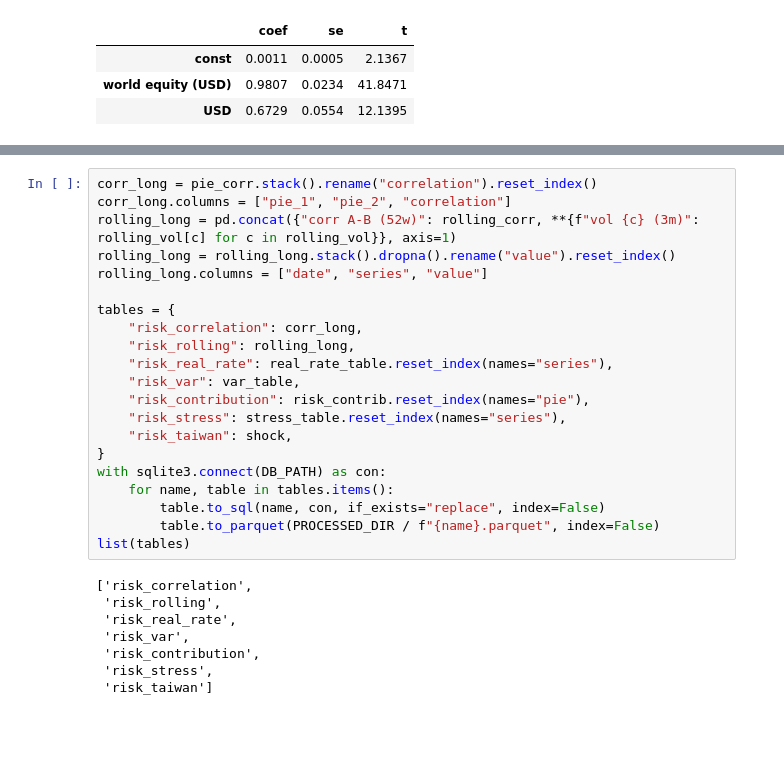
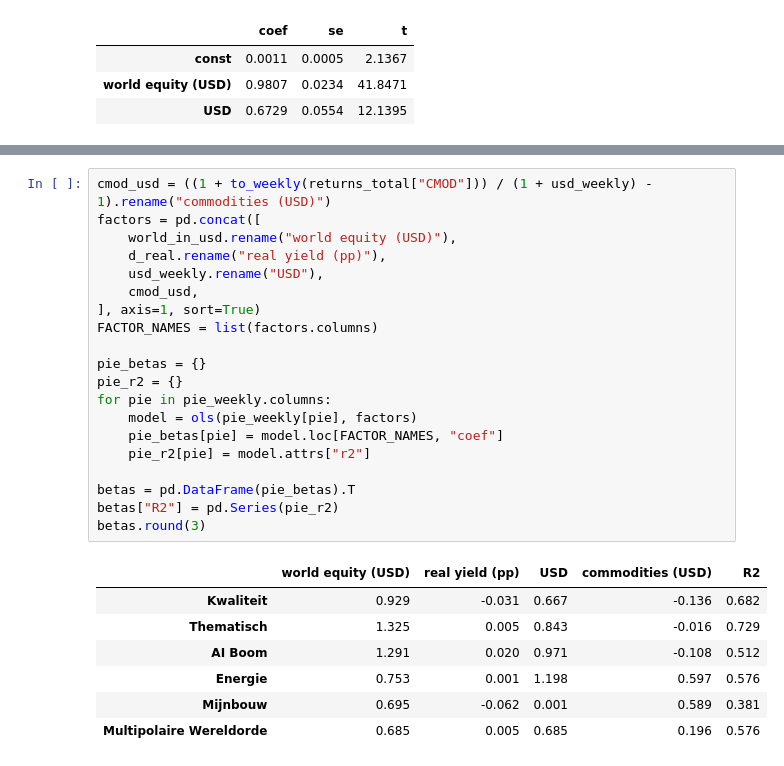
Before and after one commit to caswvandersteen/Investment-Portfolio-Analysis, a Jupyter notebook: notebooks/05_risk.ipynb, the cells around one changed output, grey strips where cells are left out. Cells and saved outputs as stored; diff of their text form; blank space fills up the shorter version.

```diff
--- a/notebooks/05_risk.ipynb
+++ b/notebooks/05_risk.ipynb
@@ -480,29 +491,28 @@ R2 = 0.814, n = 409 weeks
 # %%
-corr_long = pie_corr.stack().rename("correlation").reset_index()
-corr_long.columns = ["pie_1", "pie_2", "correlation"]
-rolling_long = pd.concat({"corr A-B (52w)": rolling_corr, **{f"vol {c} (3m)": rolling_vol[c] for c in rolling_vol}}, axis=1)
-rolling_long = rolling_long.stack().dropna().rename("value").reset_index()
-rolling_long.columns = ["date", "series", "value"]
+cmod_usd = ((1 + to_weekly(returns_total["CMOD"])) / (1 + usd_weekly) - 1).rename("commodities (USD)")
+factors = pd.concat([
+    world_in_usd.rename("world equity (USD)"),
+    d_real.rename("real yield (pp)"),
+    usd_weekly.rename("USD"),
+    cmod_usd,
+], axis=1, sort=True)
+FACTOR_NAMES = list(factors.columns)
 
-tables = {
-    "risk_correlation": corr_long,
-    "risk_rolling": rolling_long,
-    "risk_real_rate": real_rate_table.reset_index(names="series"),
-    "risk_var": var_table,
-    "risk_contribution": risk_contrib.reset_index(names="pie"),
-    "risk_stress": stress_table.reset_index(names="series"),
-    "risk_taiwan": shock,
-}
-with sqlite3.connect(DB_PATH) as con:
-    for name, table in tables.items():
-        table.to_sql(name, con, if_exists="replace", index=False)
-        table.to_parquet(PROCESSED_DIR / f"{name}.parquet", index=False)
-list(tables)
+pie_betas = {}
+pie_r2 = {}
+for pie in pie_weekly.columns:
+    model = ols(pie_weekly[pie], factors)
+    pie_betas[pie] = model.loc[FACTOR_NAMES, "coef"]
+    pie_r2[pie] = model.attrs["r2"]
+
+betas = pd.DataFrame(pie_betas).T
+betas["R2"] = pd.Series(pie_r2)
+betas.round(3)
 # %% [output]
-['risk_correlation',
- 'risk_rolling',
- 'risk_real_rate',
- 'risk_var',
- 'risk_contribution',
- 'risk_stress',
- 'risk_taiwan']
+|  | world equity (USD) | real yield (pp) | USD | commodities (USD) | R2 |
+| Kwaliteit | 0.929 | -0.031 | 0.667 | -0.136 | 0.682 |
+| Thematisch | 1.325 | 0.005 | 0.843 | -0.016 | 0.729 |
+| AI Boom | 1.291 | 0.020 | 0.971 | -0.108 | 0.512 |
+| Energie | 0.753 | 0.001 | 1.198 | 0.597 | 0.576 |
+| Mijnbouw | 0.695 | -0.062 | 0.001 | 0.589 | 0.381 |
+| Multipolaire Wereldorde | 0.685 | 0.005 | 0.685 | 0.196 | 0.576 |
```
Also changed, not shown: parts of 19 cells of this notebook, 2 other files.
